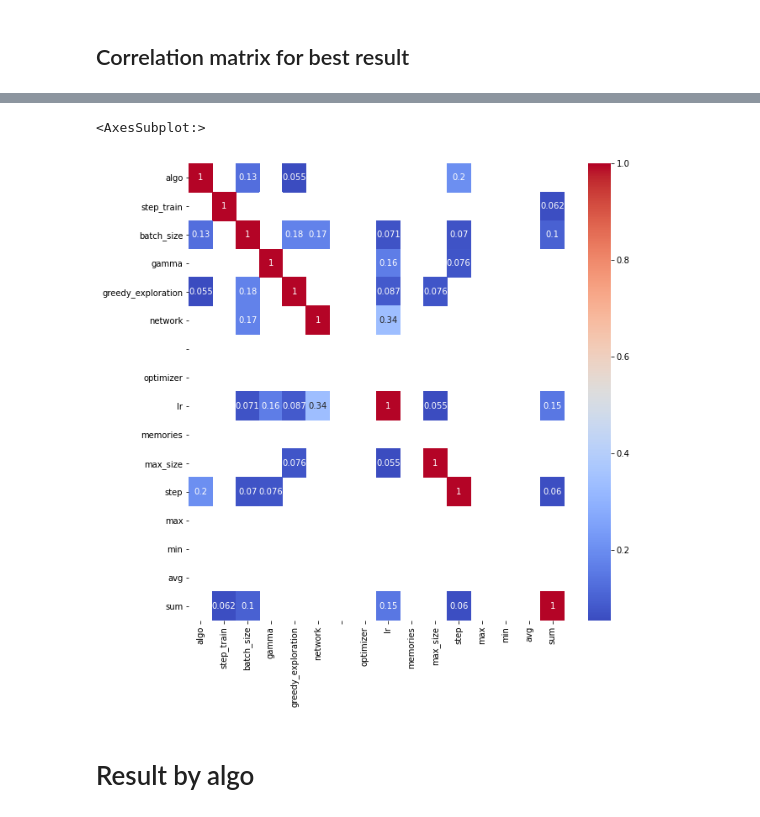
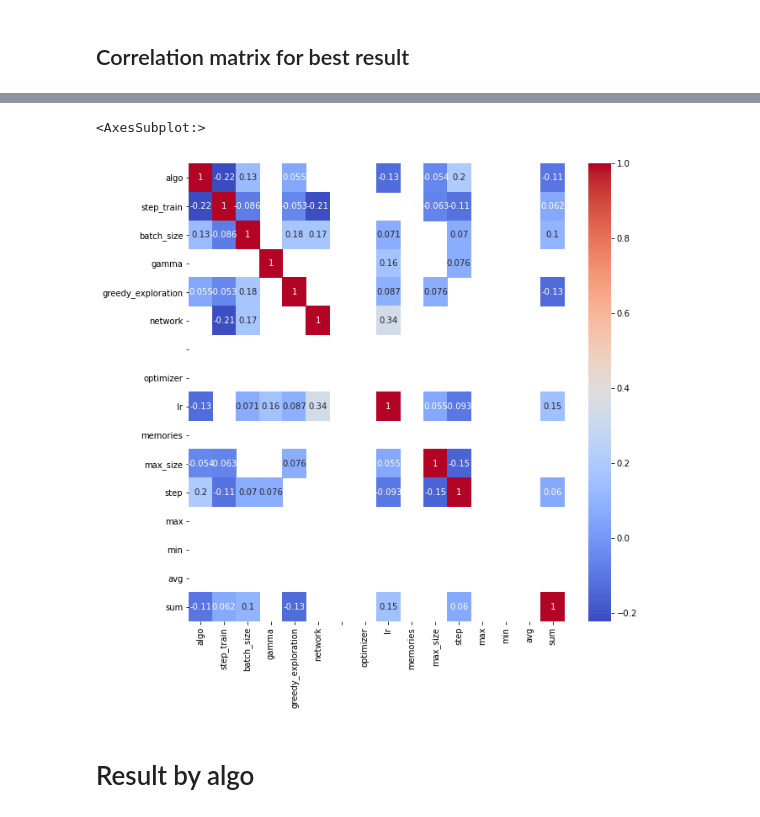
Before and after one commit to french-ai/reinforcement, a Jupyter notebook: results/Analyse_result.ipynb, the cells around one changed output, grey strips where cells are left out. Cells and saved outputs as stored; diff of their text form; code cells hidden in the pictures.

```diff
--- a/results/Analyse_result.ipynb
+++ b/results/Analyse_result.ipynb
@@ -153,9 +107,9 @@ df_corr_best.corr()
 # %%
 fig, ax = plt.subplots(figsize=(10,10))
-sns.heatmap(df_corr_best.corr()[df_corr_best.corr() > 0.05], annot = True, fmt='.2g',cmap= 'coolwarm', ax=ax)
+sns.heatmap(df_corr_best.corr()[abs(df_corr_best.corr()) > 0.05], annot = True, fmt='.2g',cmap= 'coolwarm', ax=ax)
 # %% [output]
 <AxesSubplot:>
-[figure, old version]
+[figure, new version]
 # %% [markdown]
 # Result by algo
 # %% [markdown]
```
Also changed, not shown: parts of 27 cells of this notebook, 3 other files.
